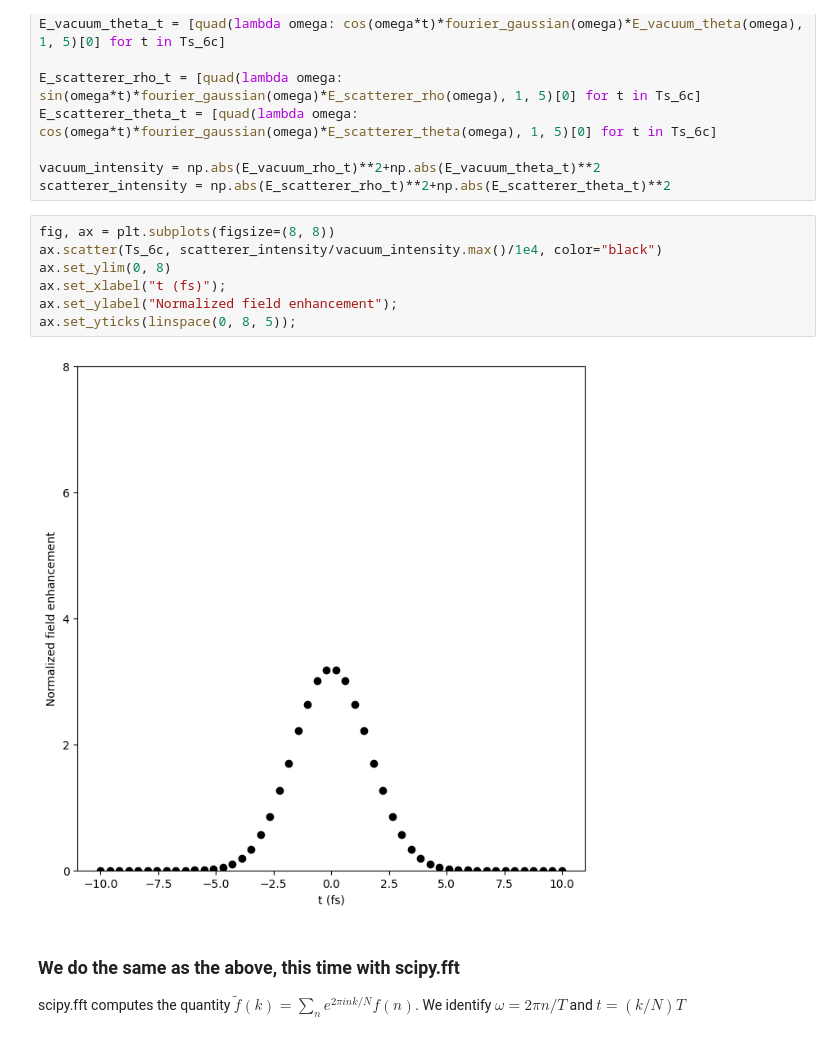
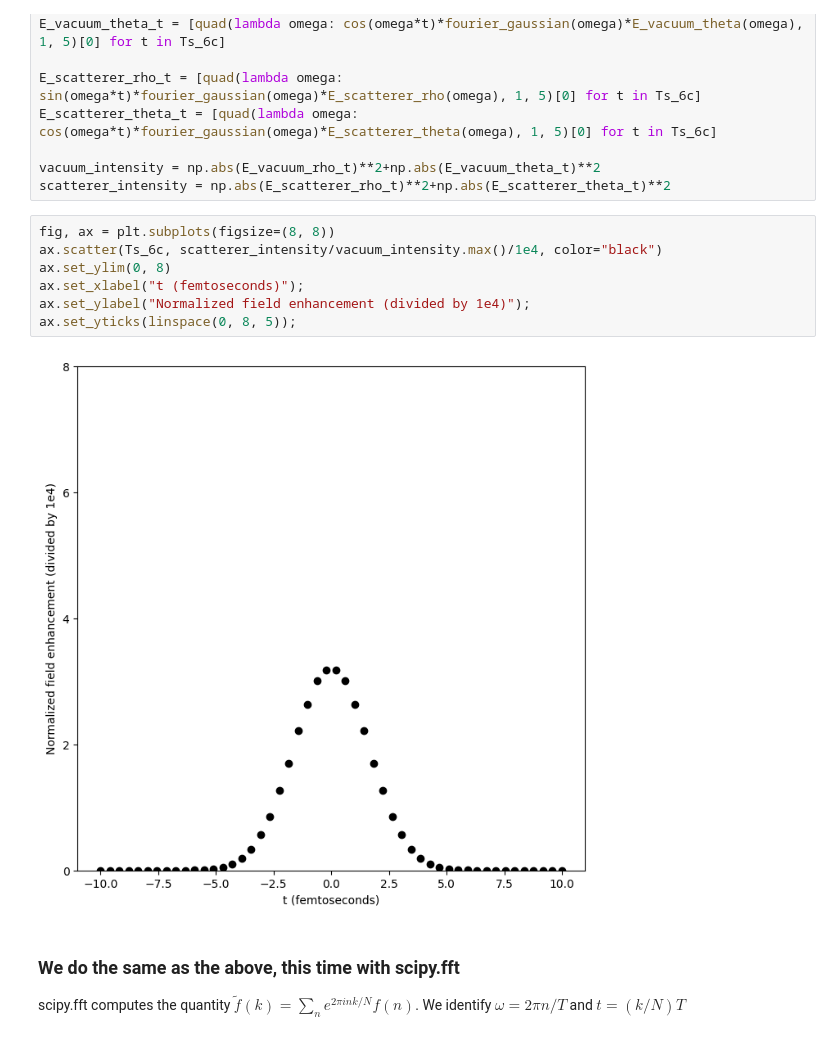
Before and after one commit to AliGhorashiCMT/Coherent-Perfect-Absorption, a Jupyter notebook: cylinders/Passive sink plane waves and time domain.ipynb, the cells around one changed output. Drawn from its saved outputs; the diff is of its cells as text.

```diff
--- a/cylinders/Passive sink plane waves and time domain.ipynb
+++ b/cylinders/Passive sink plane waves and time domain.ipynb
@@ -271,12 +274,12 @@ scatterer_intensity = np.abs(E_scatterer_rho_t)**2+np.abs(E_scatterer_theta_t)**
 # %%
 fig, ax = plt.subplots(figsize=(8, 8))
 ax.scatter(Ts_6c, scatterer_intensity/vacuum_intensity.max()/1e4, color="black")
 ax.set_ylim(0, 8)
-ax.set_xlabel("t (fs)");
-ax.set_ylabel("Normalized field enhancement");
+ax.set_xlabel("t (femtoseconds)");
+ax.set_ylabel("Normalized field enhancement (divided by 1e4)");
 ax.set_yticks(linspace(0, 8, 5));
 # %% [output]
-[figure, old version]
+[figure, new version]
 # %% [markdown]
 ### We do the same as the above, this time with scipy.fft
 scipy.fft computes the quantity $\tilde{f}(k)=\sum_{n}e^{2\pi i nk/N} f(n)$. We identify $\omega=2\pi n/T$ and $t=(k/N)T$
```
Also changed, not shown: parts of 13 cells of this notebook.
